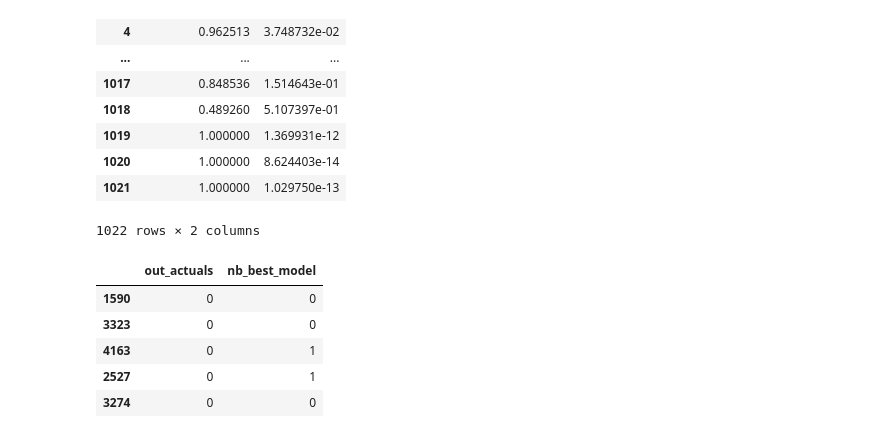
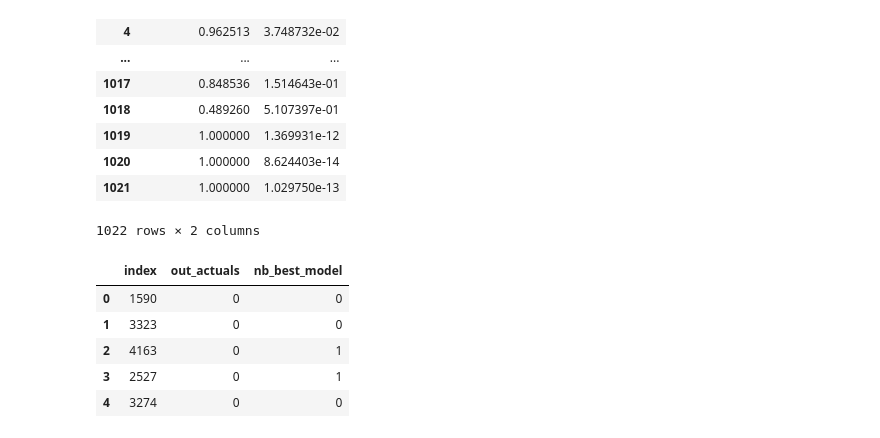
Before and after one commit to stroke-predictors/germain-capstone-stoke-prediction, a Jupyter notebook: eli_scratch.ipynb, the cells around one changed output. Drawn from its saved outputs; the diff is of its cells as text; code cells hidden in the pictures.

```diff
--- a/eli_scratch.ipynb
+++ b/eli_scratch.ipynb
@@ -315,14 +315,14 @@ Probabilities
 | 1021 | 1.000000 | 1.029750e-13 |
 1022 rows × 2 columns
 # %%
-y_test.head()
+y_test.reset_index().head()
 # %% [output]
-|  | out_actuals | nb_best_model |
-| 1590 | 0 | 0 |
-| 3323 | 0 | 0 |
-| 4163 | 0 | 1 |
-| 2527 | 0 | 1 |
-| 3274 | 0 | 0 |
+|  | index | out_actuals | nb_best_model |
+| 0 | 1590 | 0 | 0 |
+| 1 | 3323 | 0 | 0 |
+| 2 | 4163 | 0 | 1 |
+| 3 | 2527 | 0 | 1 |
+| 4 | 3274 | 0 | 0 |
 # %%
 Predictions = pd.concat([y_test, Probabilities], axis=1, ignore_index=True)
 # %%
```
Also changed, not shown: parts of 1 cell of this notebook.
